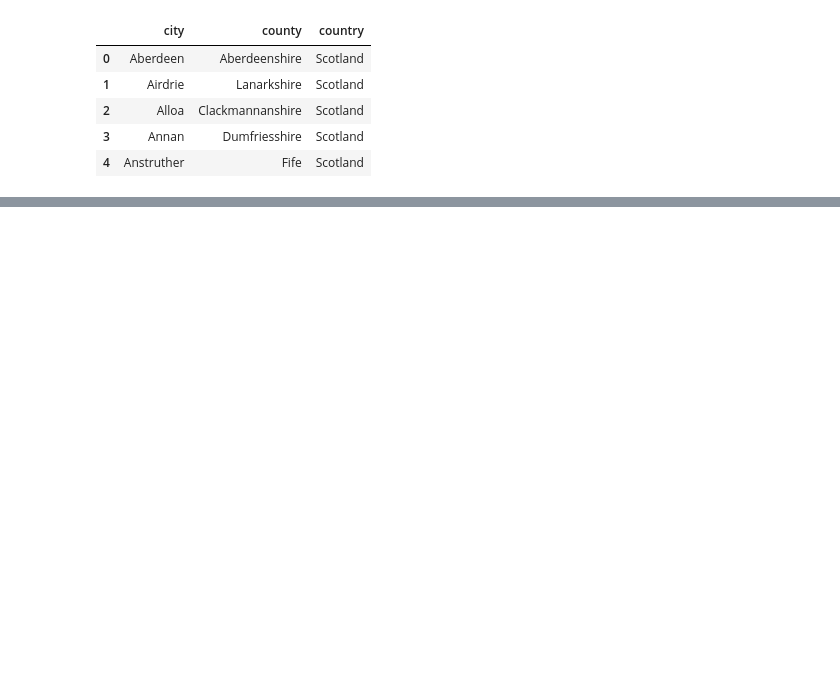
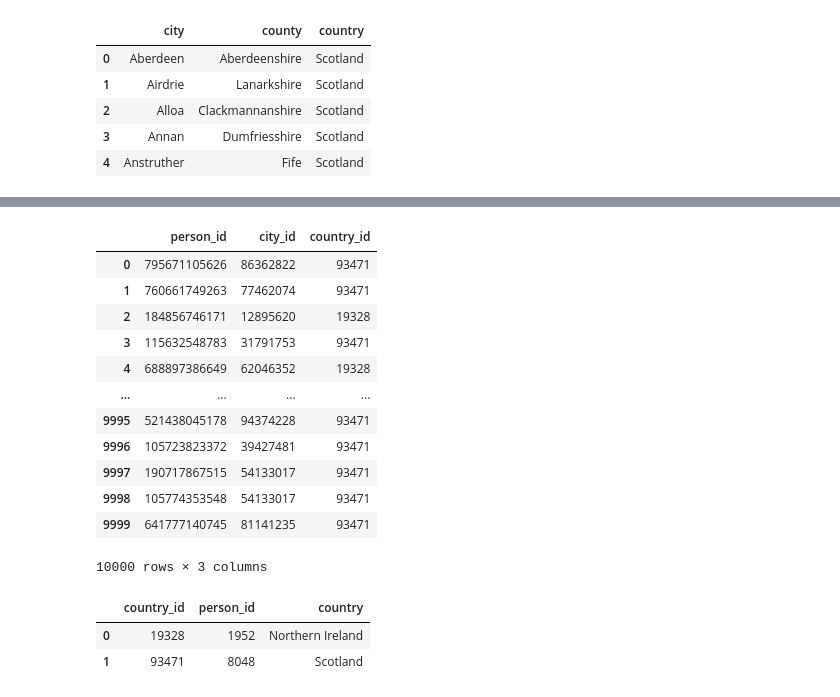
Before and after one commit to jonokellermann/recruitment-test-data-engineering, a Jupyter notebook: data/eda.ipynb, the cells around one changed output, grey strips where cells are left out. Cells and saved outputs as stored; diff of their text form; code cells hidden in the pictures; blank space fills up the shorter version.

```diff
--- a/data/eda.ipynb
+++ b/data/eda.ipynb
@@ -52,0 +235,25 @@ dtype: int64
+# %%
+people_fact = people_norm.merge(city_pdf, how = 'left', left_on='place_of_birth', right_on = 'city')
+people_fact = people_fact[['person_id', 'city_id', 'country_id']]
+people_fact
+# %% [output]
+|  | person_id | city_id | country_id |
+| 0 | 795671105626 | 86362822 | 93471 |
+| 1 | 760661749263 | 77462074 | 93471 |
+| 2 | 184856746171 | 12895620 | 19328 |
+| 3 | 115632548783 | 31791753 | 93471 |
+| 4 | 688897386649 | 62046352 | 19328 |
+| ... | ... | ... | ... |
+| 9995 | 521438045178 | 94374228 | 93471 |
+| 9996 | 105723823372 | 39427481 | 93471 |
+| 9997 | 190717867515 | 54133017 | 93471 |
+| 9998 | 105774353548 | 54133017 | 93471 |
+| 9999 | 641777140745 | 81141235 | 93471 |
+10000 rows × 3 columns
+# %%
+# Get number of persons by country
+people_fact.groupby('country_id').agg({'person_id': 'nunique'}).reset_index().merge(country_pdf, how='inner', on = 'country_id')
+# %% [output]
+|  | country_id | person_id | country |
+| 0 | 19328 | 1952 | Northern Ireland |
+| 1 | 93471 | 8048 | Scotland |
```
Also changed, not shown: parts of 32 cells of this notebook, 11 other files.
